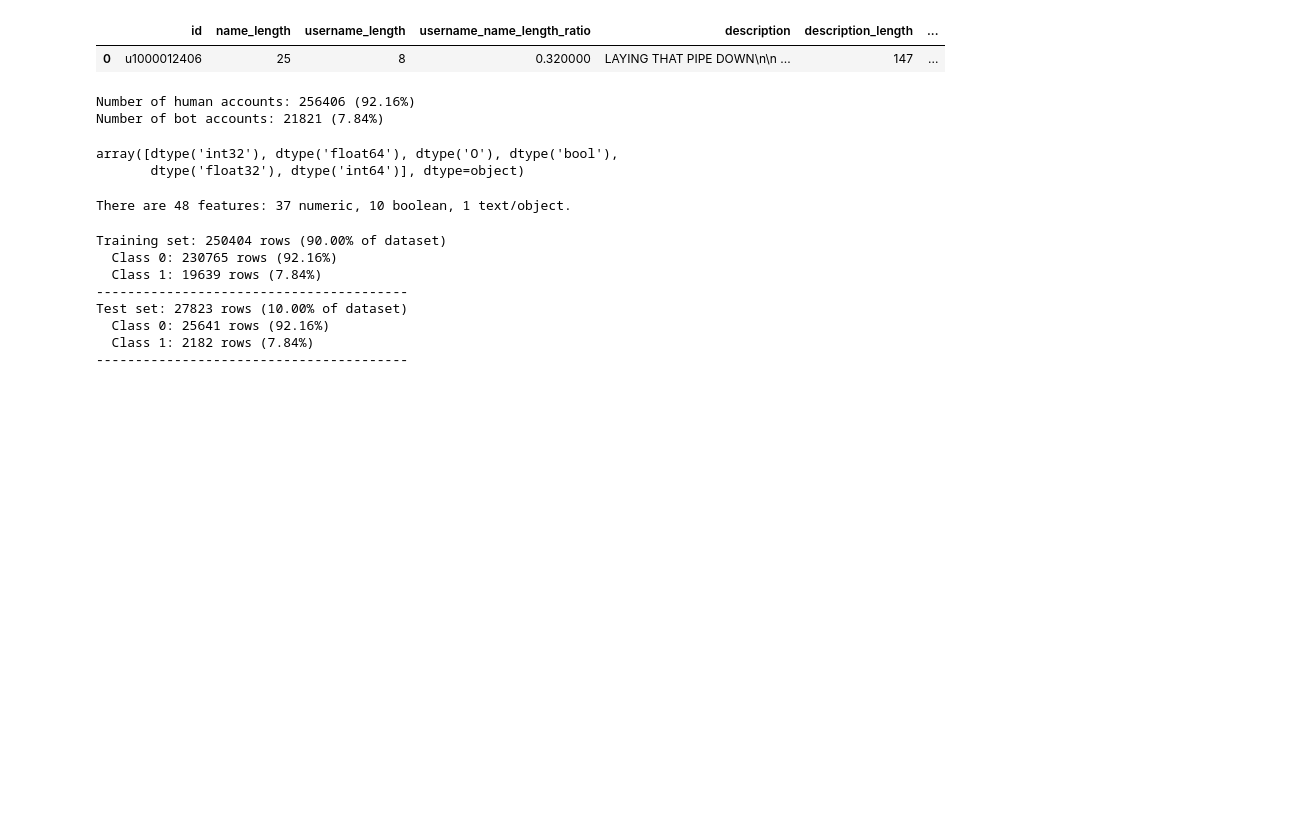
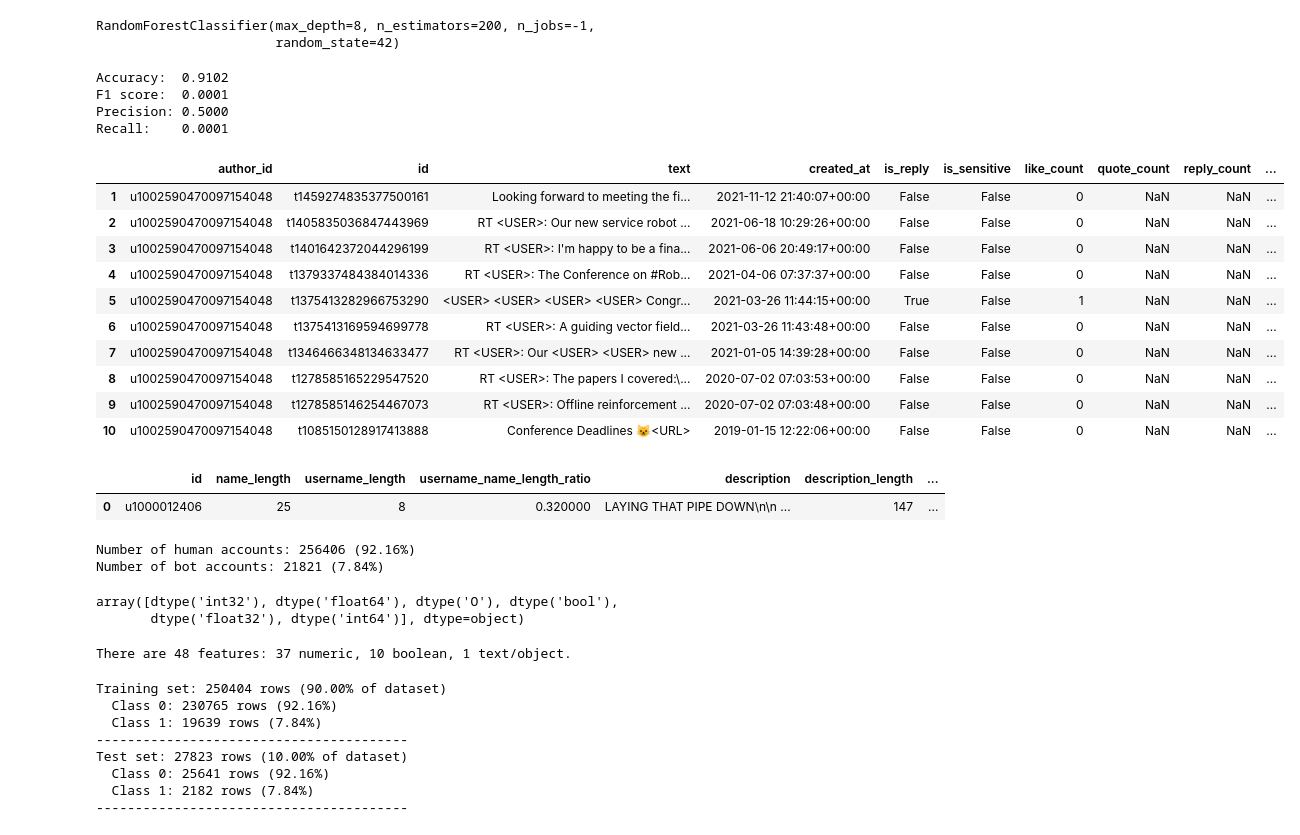
Before and after one commit to julwdo/thesis, a Jupyter notebook: 01_codes/03_nlp_project_main.ipynb, the cells around one changed output. Saved outputs shown, nothing was run; the diff lists cells and outputs as text; code cells hidden in the pictures; blank space fills up the shorter version.

```diff
--- a/01_codes/03_nlp_project_main.ipynb
+++ b/01_codes/03_nlp_project_main.ipynb
@@ -214,0 +182,4 @@ No duplicate rows found in the dataset.
+# %%
+for col in ['quote_count', 'reply_count']:
+  tweet_features[f"{col}_missing"] = tweet_features[col].isnull().astype(bool)
+  tweet_features[col] = tweet_features[col].fillna(0)
@@ -215,2 +225,58 @@ No duplicate rows found in the dataset.
+# %%
+from sklearn.model_selection import train_test_split
+
+features = tweet_features.select_dtypes(include=[np.number, "bool"]).columns
+
+tweet_features['label'] = tweet_features['label'].map({'human': 0, 'bot': 1})
+
+X = tweet_features[features].copy()
+y = tweet_features["label"]
+
+X_train, X_test, y_train, y_test = train_test_split(
+    X, y, test_size=0.2, random_state=42, stratify=y
+)
+# %%
+from sklearn.ensemble import RandomForestClassifier
+
+clf = RandomForestClassifier(n_estimators=200, max_depth=8, random_state=42, n_jobs=-1)
+clf.fit(X_train, y_train)
+# %% [output]
+RandomForestClassifier(max_depth=8, n_estimators=200, n_jobs=-1,
+                       random_state=42)
+# %%
+from sklearn.metrics import f1_score, precision_score, recall_score
+
+# Predict
+y_pred = clf.predict(X_test)
+
+# Metrics
+f1 = f1_score(y_test, y_pred)
+precision = precision_score(y_test, y_pred)
+recall = recall_score(y_test, y_pred)
+accuracy = (y_pred == y_test).mean()
+
+print(f"Accuracy:  {accuracy:.4f}")
+print(f"F1 score:  {f1:.4f}")
+print(f"Precision: {precision:.4f}")
+print(f"Recall:    {recall:.4f}")
+# %% [output]
+Accuracy:  0.9102
+F1 score:  0.0001
+Precision: 0.5000
+Recall:    0.0001
+# %%
+tweet_features[tweet_features["author_id"] == "u1002590470097154048"]
+# %% [output]
+|  | author_id | id | text | created_at | is_reply | is_sensitive | like_count | quote_count | reply_count | ... |
+| 1 | u1002590470097154048 | t1459274835377500161 | Looking forward to meeting the fi... | 2021-11-12 21:40:07+00:00 | False | False | 0 | NaN | NaN | ... |
+| 2 | u1002590470097154048 | t1405835036847443969 | RT <USER>: Our new service robot ... | 2021-06-18 10:29:26+00:00 | False | False | 0 | NaN | NaN | ... |
+| 3 | u1002590470097154048 | t1401642372044296199 | RT <USER>: I'm happy to be a fina... | 2021-06-06 20:49:17+00:00 | False | False | 0 | NaN | NaN | ... |
+| 4 | u1002590470097154048 | t1379337484384014336 | RT <USER>: The Conference on #Rob... | 2021-04-06 07:37:37+00:00 | False | False | 0 | NaN | NaN | ... |
+| 5 | u1002590470097154048 | t1375413282966753290 | <USER> <USER> <USER> <USER> Congr... | 2021-03-26 11:44:15+00:00 | True | False | 1 | NaN | NaN | ... |
+| 6 | u1002590470097154048 | t1375413169594699778 | RT <USER>: A guiding vector field... | 2021-03-26 11:43:48+00:00 | False | False | 0 | NaN | NaN | ... |
+| 7 | u1002590470097154048 | t1346466348134633477 | RT <USER>: Our <USER> <USER> new ... | 2021-01-05 14:39:28+00:00 | False | False | 0 | NaN | NaN | ... |
+| 8 | u1002590470097154048 | t1278585165229547520 | RT <USER>: The papers I covered:\... | 2020-07-02 07:03:53+00:00 | False | False | 0 | NaN | NaN | ... |
+| 9 | u1002590470097154048 | t1278585146254467073 | RT <USER>: Offline reinforcement ... | 2020-07-02 07:03:48+00:00 | False | False | 0 | NaN | NaN | ... |
+| 10 | u1002590470097154048 | t1085150128917413888 | Conference Deadlines 😺<URL> | 2019-01-15 12:22:06+00:00 | False | False | 0 | NaN | NaN | ... |
 # %%
 # Cast label column: 1 if "bot", 0 if "human"
```
Also changed, not shown: parts of 26 cells of this notebook.
